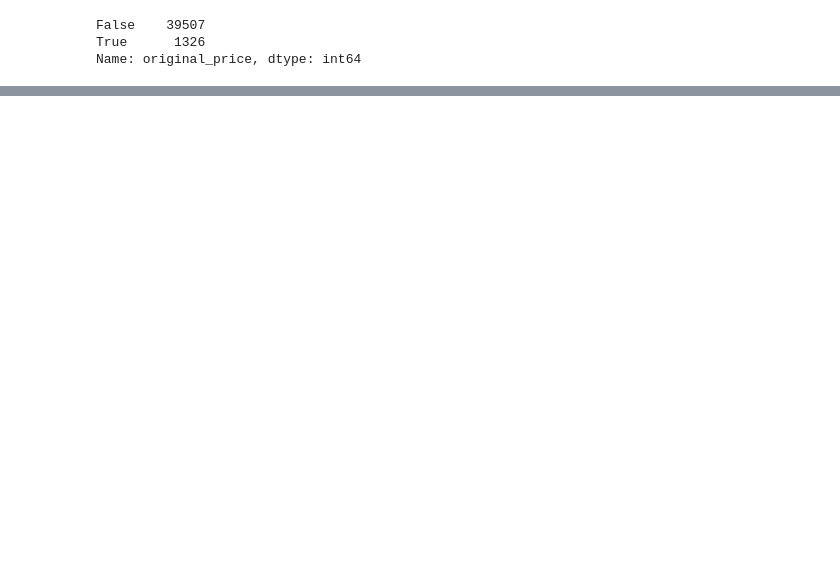
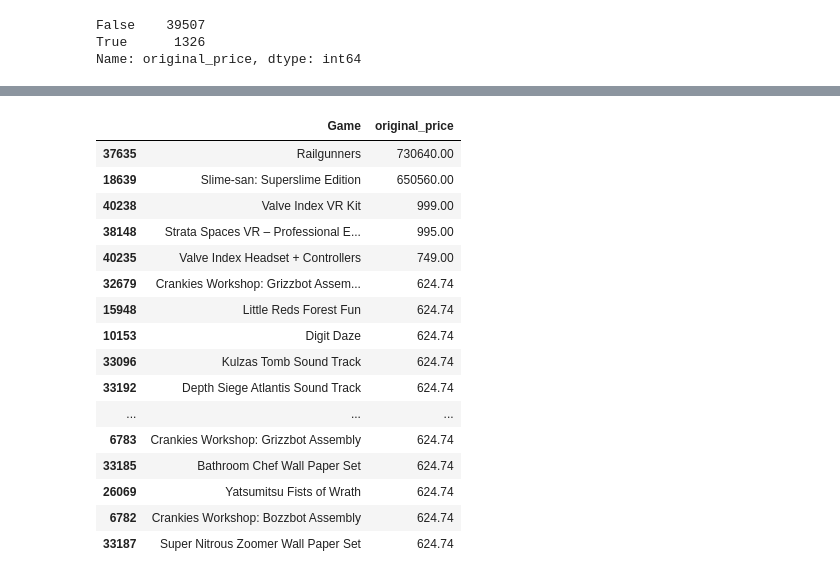
Before and after one commit to dplem/Steam-Game-Recommender, a Jupyter notebook: models/steam_game_exploratory_analysis.ipynb, the cells around one changed output, grey strips where cells are left out. Saved outputs shown, nothing was run; the diff lists cells and outputs as text; code cells hidden in the pictures; blank space fills up the shorter version.

```diff
--- a/models/steam_game_exploratory_analysis.ipynb
+++ b/models/steam_game_exploratory_analysis.ipynb
@@ -113,3 +100,4 @@ Name: original_price, Length: 40833, dtype: object
 # %%
-df.discount_price.str.strip('$')
+df['discount_price'] = df.discount_price.str.strip('$')
+df.head()
 # %% [output]
@@ -134,0 +146,3 @@ Name: original_price, dtype: int64
+# %%
+game_price = df[['Game', 'original_price']]
+game_price.head()
@@ -134,0 +156,3 @@ Name: original_price, dtype: int64
+# %%
+game_price['original_price'] = game_price['original_price'].apply(lambda x: pd.to_numeric(x, errors = 'coerce')).dropna()
+game_price.head()
@@ -135,3 +171,26 @@ Name: original_price, dtype: int64
+# %%
+game_price = game_price.dropna()
+# %%
+price_sorted = game_price.sort_values(by='original_price', ascending=False)
+price_sorted.head(50)
+# %% [output]
+|  | Game | original_price |
+| 37635 | Railgunners | 730640.00 |
+| 18639 | Slime-san: Superslime Edition | 650560.00 |
+| 40238 | Valve Index VR Kit | 999.00 |
+| 38148 | Strata Spaces VR – Professional E... | 995.00 |
+| 40235 | Valve Index Headset + Controllers | 749.00 |
+| 32679 | Crankies Workshop: Grizzbot Assem... | 624.74 |
+| 15948 | Little Reds Forest Fun | 624.74 |
+| 10153 | Digit Daze | 624.74 |
+| 33096 | Kulzas Tomb Sound Track | 624.74 |
+| 33192 | Depth Siege Atlantis Sound Track | 624.74 |
+| ... | ... | ... |
+| 6783 | Crankies Workshop: Grizzbot Assembly | 624.74 |
+| 33185 | Bathroom Chef Wall Paper Set | 624.74 |
+| 26069 | Yatsumitsu Fists of Wrath | 624.74 |
+| 6782 | Crankies Workshop: Bozzbot Assembly | 624.74 |
+| 33187 | Super Nitrous Zoomer Wall Paper Set | 624.74 |
 # %%
 df = df.stack().str.replace(',',' ').unstack()
 df.head()
```
Also changed, not shown: parts of 8 cells of this notebook.
